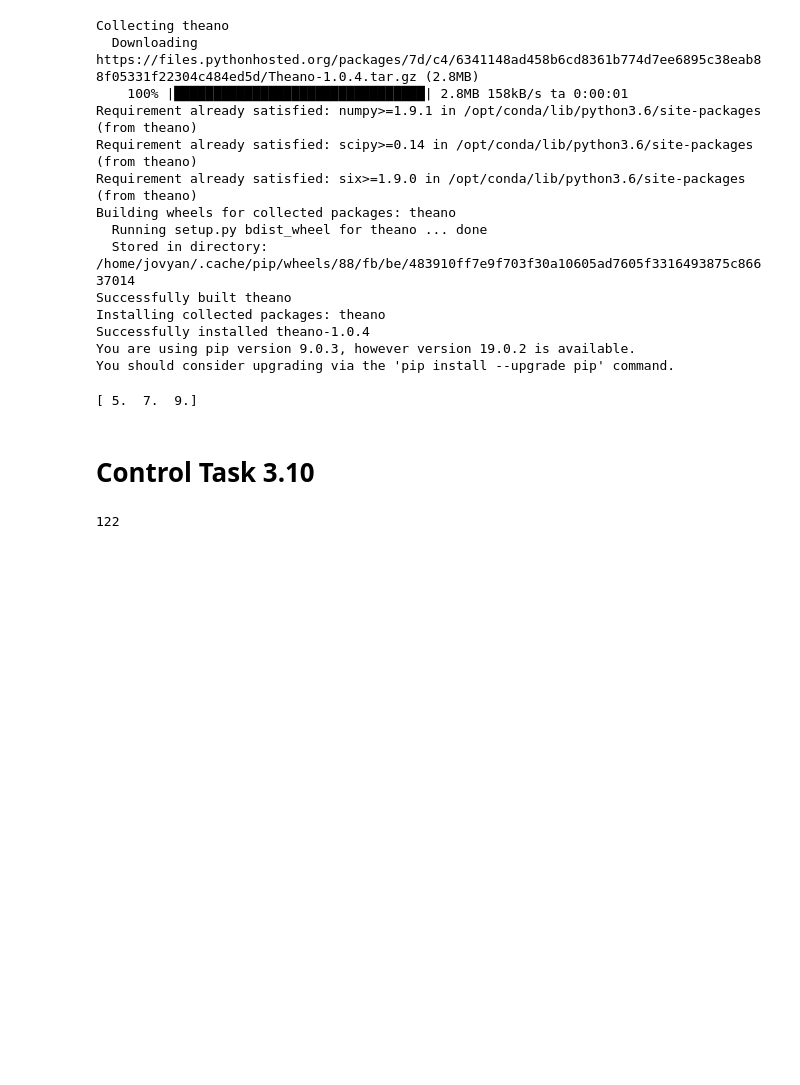
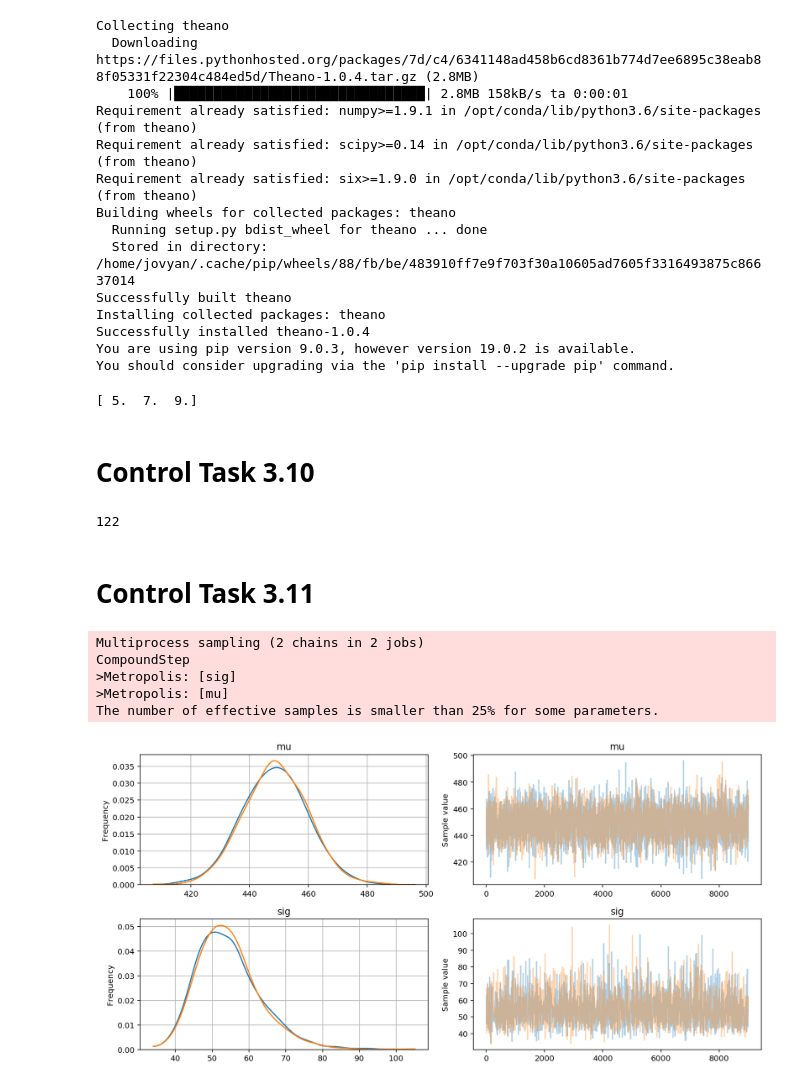
Before and after one commit to jgoerner/advanced-statistics, a Jupyter notebook: statistics/notebooks/Readingguide-3.ipynb, the cells around one changed output. Drawn from its saved outputs; the diff is of its cells as text; code cells hidden in the pictures; blank space fills up the shorter version.

Commit message:
Include Control Task 3.11

```diff
--- a/statistics/notebooks/Readingguide-3.ipynb
+++ b/statistics/notebooks/Readingguide-3.ipynb
@@ -240,3 +240,32 @@ acc = function([x], state**2, updates=[(state, state+x)])
 print(acc(0) + acc(1) + acc(10) + acc(11))
 # %% [output]
 122
+# %% [markdown]
+# Control Task 3.11
+# %%
+import matplotlib.pyplot as plt
+import pymc3 as pm
+from scipy.stats import norm
+
+# Generate the data
+data = norm(450, 50).rvs(25)
+
+# Inference
+with pm.Model() as model:
+    mu = pm.Normal("mu", 500, 100)
+    sig = pm.HalfNormal("sig", 100)
+    weight = pm.Normal("weight", mu, sig, observed=data)
+    step = pm.Metropolis()
+    trace = pm.sample(10000, step=step)
+    burned_trace = trace[1000:]
+
+# Plot the results
+pm.traceplot(burned_trace, figsize=(12, 6), grid=True)
+plt.savefig("./results/3-11-pymc3.png")
+# %% [output]
+Multiprocess sampling (2 chains in 2 jobs)
+CompoundStep
+>Metropolis: [sig]
+>Metropolis: [mu]
+The number of effective samples is smaller than 25% for some parameters.
+[figure, added]
```
Also changed, not shown: 1 other file.
